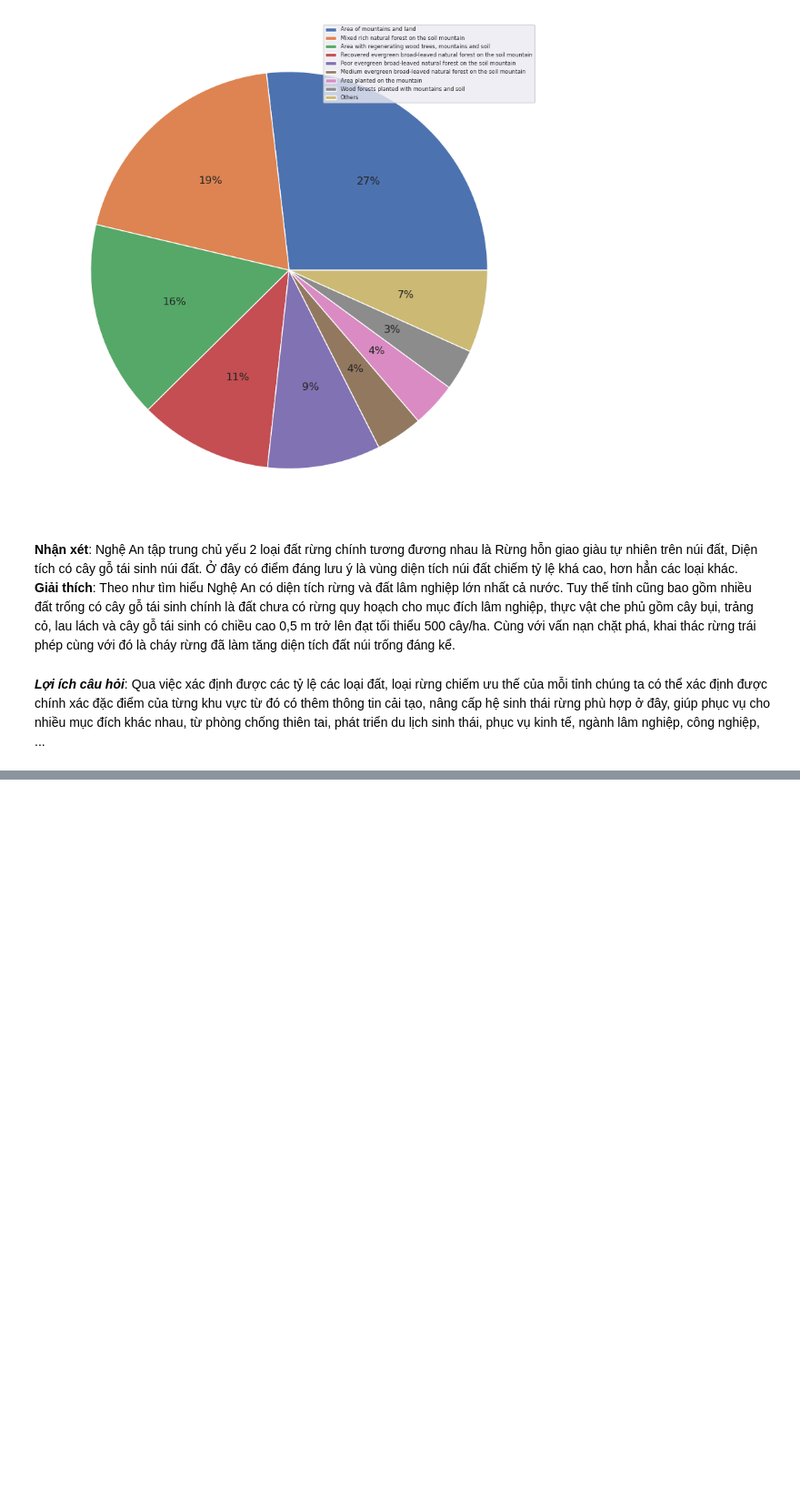
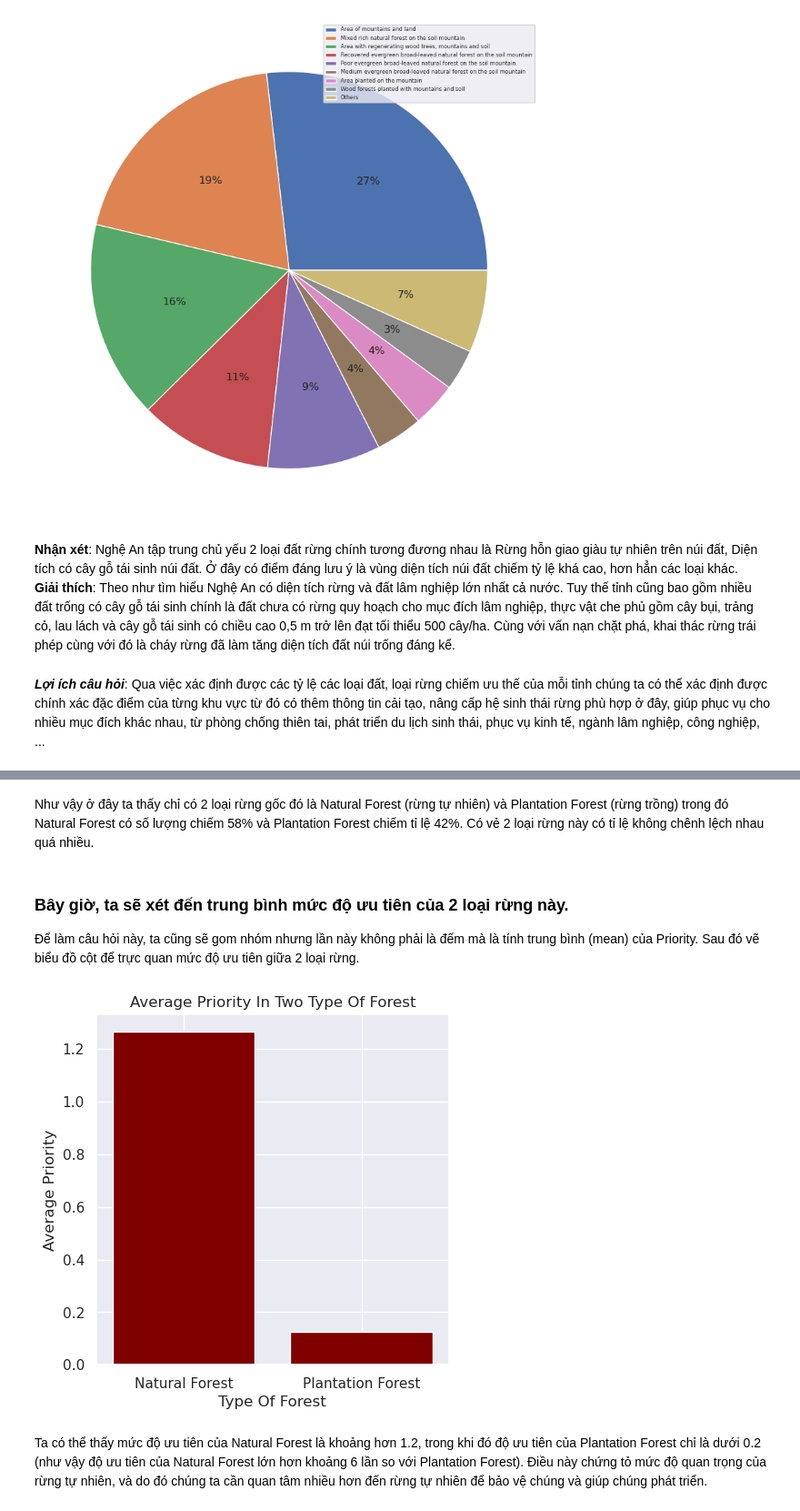
Before and after one commit to LNevaLie/Forest_Vietnam_Management_P4DS, a Jupyter notebook: Forest_Vietnam_Management.ipynb, the cells around one changed output, grey strips where cells are left out. Shown: that part at 91% size. Saved outputs shown, nothing was run; the diff lists cells and outputs as text; code cells hidden in the pictures; blank space fills up the shorter version.

```diff
--- a/Forest_Vietnam_Management.ipynb
+++ b/Forest_Vietnam_Management.ipynb
@@ -498,0 +525,24 @@ plt.show()
+# %% [markdown]
+Như vậy ở đây ta thấy chỉ có 2 loại rừng gốc đó là Natural Forest (rừng tự nhiên) và Plantation Forest (rừng trồng) trong đó Natural Forest có số lượng chiếm 58% và Plantation Forest chiếm tỉ lệ 42%. Có vẻ 2 loại rừng này có tỉ lệ không chênh lệch nhau quá nhiều.
+# %% [markdown]
+### Bây giờ, ta sẽ xét đến trung bình mức độ ưu tiên của 2 loại rừng này.
+
+Để làm câu hỏi này, ta cũng sẽ gom nhóm nhưng lần này không phải là đếm mà là tính trung bình (mean) của Priority. Sau đó vẽ biểu đồ cột để trực quan mức độ ưu tiên giữa 2 loại rừng.
+# %%
+# Gom nhóm và tính trung bình Priority
+forest_type_df = forest_df.groupby(['Original resources of forest']).mean().reset_index(drop=True)
+#Vẽ biểu đồ cột
+# creating the dataset
+forest_type = ['Natural Forest', 'Plantation Forest']
+forest_avg_priority = list(forest_type_df['Priority'])
+fig = plt.figure(figsize = (5,5))
+# creating the bar plot
+plt.bar(forest_type, forest_avg_priority, color ='maroon')
+plt.xlabel("Type Of Forest")
+plt.ylabel("Average Priority")
+plt.title("Average Priority In Two Type Of Forest")
+plt.show()
+# %% [output]
+[figure, added]
+# %% [markdown]
+Ta có thể thấy mức độ ưu tiên của Natural Forest là khoảng hơn 1.2, trong khi đó độ ưu tiên của Plantation Forest chỉ là dưới 0.2 (như vậy độ ưu tiên của Natural Forest lớn hơn khoảng 6 lần so với Plantation Forest). Điều này chứng tỏ mức độ quan trọng của rừng tự nhiên, và do đó chúng ta cần quan tâm nhiều hơn đến rừng tự nhiên để bảo vệ chúng và giúp chúng phát triển.
```
Also changed, not shown: parts of 3 cells of this notebook.
